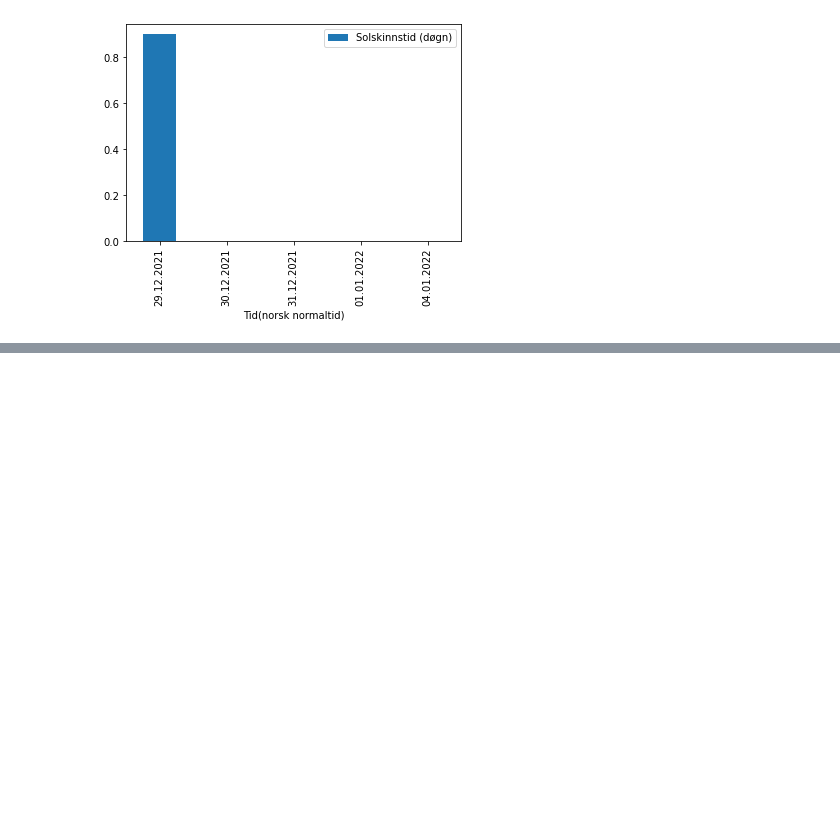
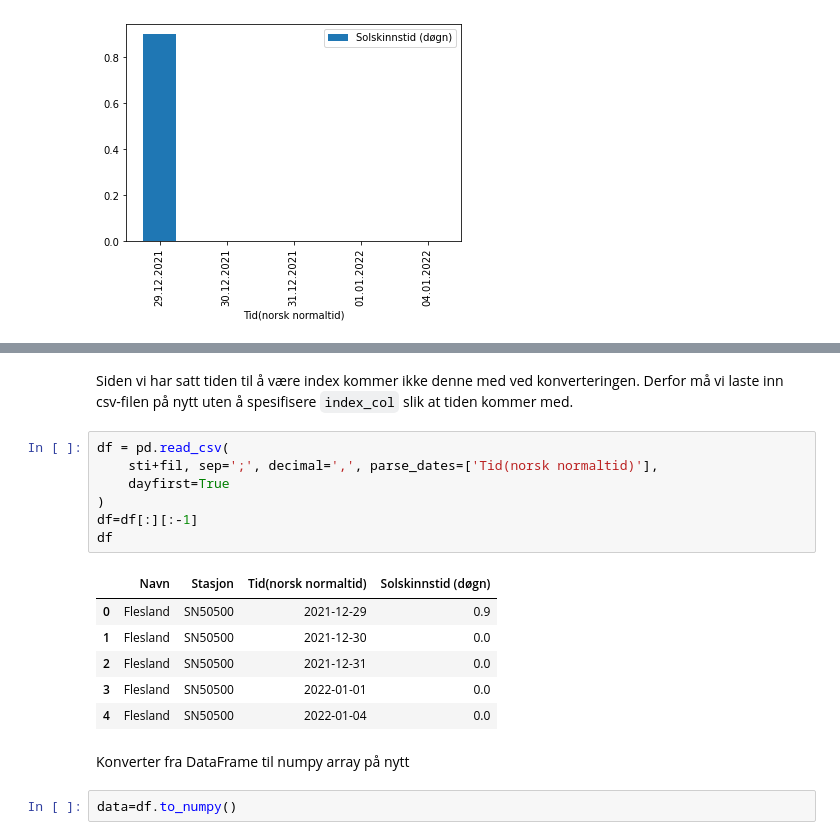
Before and after one commit to irendundas/EkteData, a Jupyter notebook: Les_csv.ipynb, the cells around one changed output, grey strips where cells are left out. Drawn from its saved outputs; the diff is of its cells as text; blank space fills up the shorter version.

```diff
--- a/Les_csv.ipynb
+++ b/Les_csv.ipynb
@@ -74,0 +92,20 @@ plt.show()
+# %% [markdown]
+Siden vi har satt tiden til å være index kommer ikke denne med ved konverteringen. Derfor må vi laste inn csv-filen på nytt uten å spesifisere `index_col` slik at tiden kommer med.
+# %%
+df = pd.read_csv(
+    sti+fil, sep=';', decimal=',', parse_dates=['Tid(norsk normaltid)'],
+    dayfirst=True
+)
+df=df[:][:-1]
+df
+# %% [output]
+|  | Navn | Stasjon | Tid(norsk normaltid) | Solskinnstid (døgn) |
+| 0 | Flesland | SN50500 | 2021-12-29 | 0.9 |
+| 1 | Flesland | SN50500 | 2021-12-30 | 0.0 |
+| 2 | Flesland | SN50500 | 2021-12-31 | 0.0 |
+| 3 | Flesland | SN50500 | 2022-01-01 | 0.0 |
+| 4 | Flesland | SN50500 | 2022-01-04 | 0.0 |
+# %% [markdown]
+Konverter fra DataFrame til numpy array på nytt
+# %%
+data=df.to_numpy()
```
Also changed, not shown: parts of 12 cells of this notebook.
